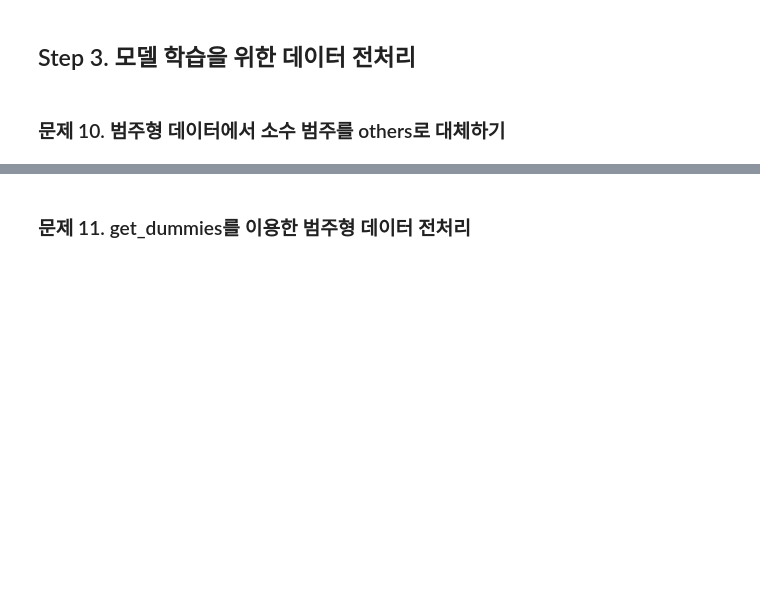
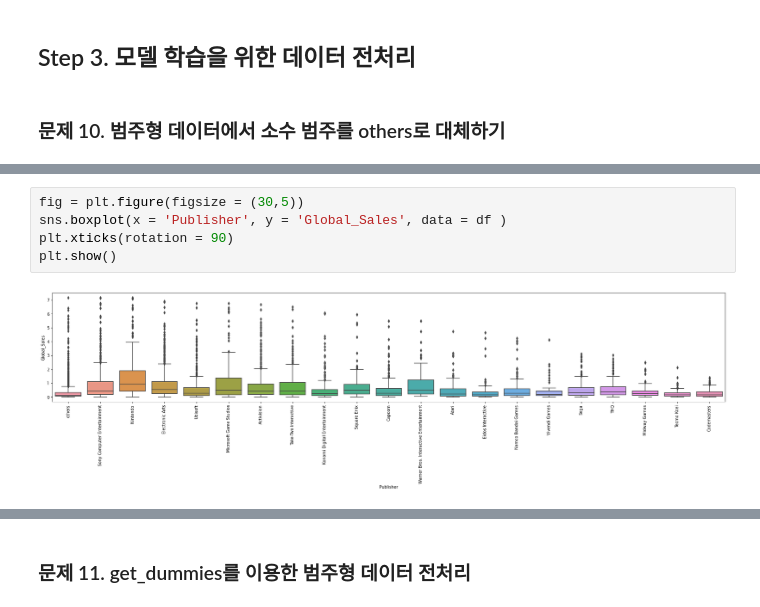
Before and after one commit to yoonstoneChoi/machine_learning, a Jupyter notebook: game_Regression/new_game.ipynb.ipynb, the cells around one changed output, grey strips where cells are left out. Cells and saved outputs as stored; diff of their text form; blank space fills up the shorter version.

```diff
--- a/game_Regression/new_game.ipynb.ipynb
+++ b/game_Regression/new_game.ipynb.ipynb
@@ -295,0 +310,7 @@ sns.heatmap(df.corr(), annot=True, cmap='YlOrRd')
+# %%
+fig = plt.figure(figsize = (30,5))
+sns.boxplot(x = 'Publisher', y = 'Global_Sales', data = df )
+plt.xticks(rotation = 90)
+plt.show()
+# %% [output]
+[figure, added]
```
Also changed, not shown: parts of 22 cells of this notebook.
